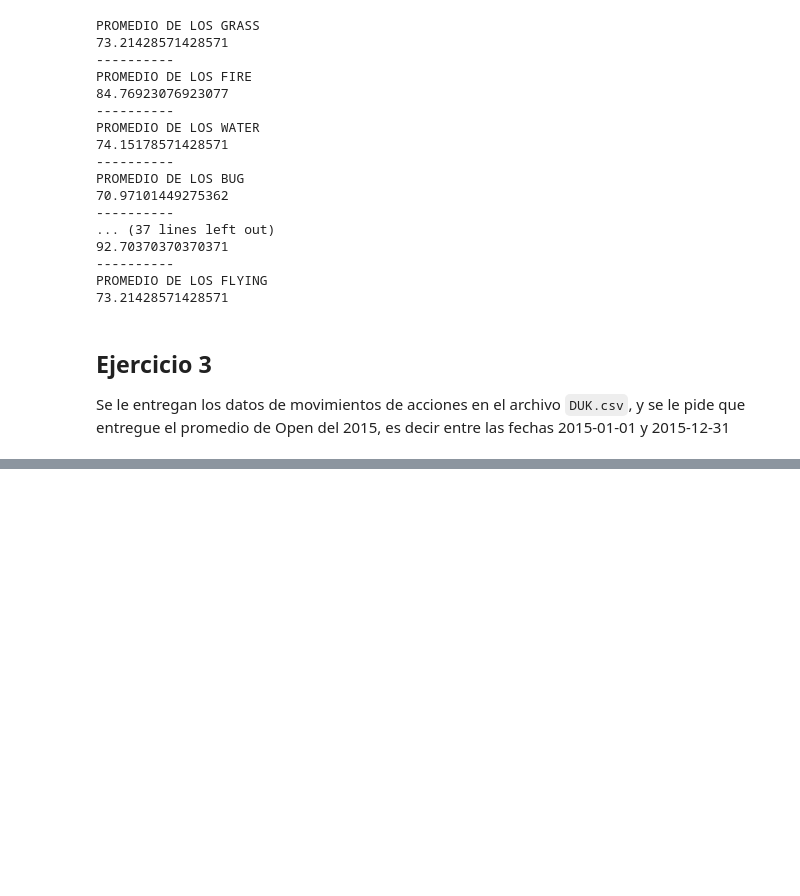
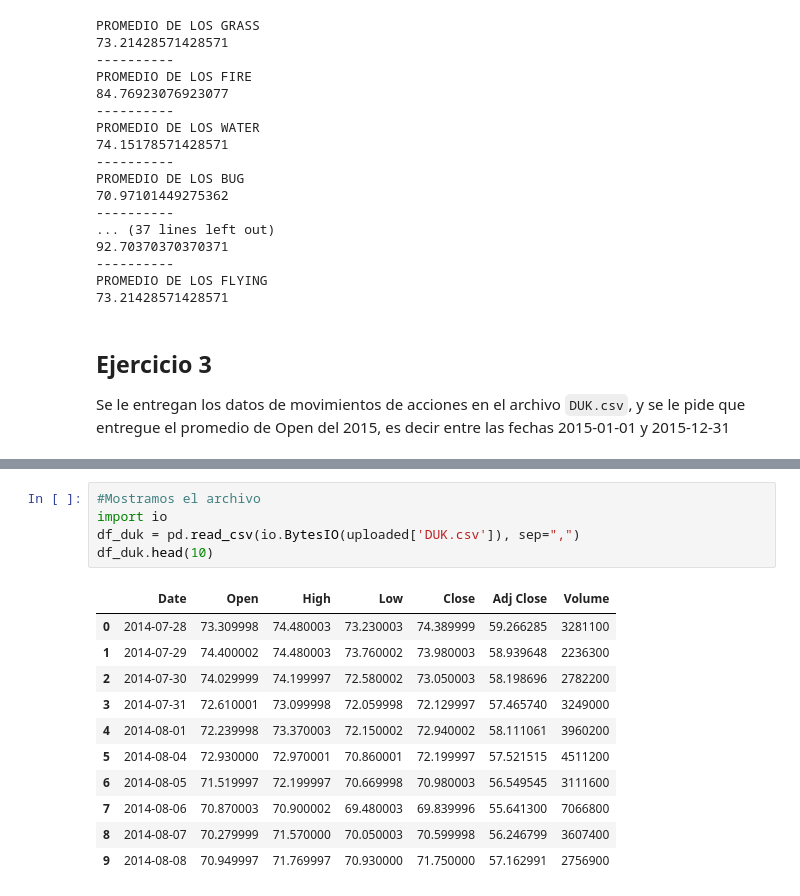
Before and after one commit to GabyLeon10100/MujeresDigitales, a Jupyter notebook: Taller3.ipynb, the cells around one changed output, grey strips where cells are left out. Saved outputs shown, nothing was run; the diff lists cells and outputs as text; blank space fills up the shorter version.

```diff
--- a/Taller3.ipynb
+++ b/Taller3.ipynb
@@ -191,0 +199,17 @@
+# %%
+#Mostramos el archivo
+import io
+df_duk = pd.read_csv(io.BytesIO(uploaded['DUK.csv']), sep=",")
+df_duk.head(10)
+# %% [output]
+|  | Date | Open | High | Low | Close | Adj Close | Volume |
+| 0 | 2014-07-28 | 73.309998 | 74.480003 | 73.230003 | 74.389999 | 59.266285 | 3281100 |
+| 1 | 2014-07-29 | 74.400002 | 74.480003 | 73.760002 | 73.980003 | 58.939648 | 2236300 |
+| 2 | 2014-07-30 | 74.029999 | 74.199997 | 72.580002 | 73.050003 | 58.198696 | 2782200 |
+| 3 | 2014-07-31 | 72.610001 | 73.099998 | 72.059998 | 72.129997 | 57.465740 | 3249000 |
+| 4 | 2014-08-01 | 72.239998 | 73.370003 | 72.150002 | 72.940002 | 58.111061 | 3960200 |
+| 5 | 2014-08-04 | 72.930000 | 72.970001 | 70.860001 | 72.199997 | 57.521515 | 4511200 |
+| 6 | 2014-08-05 | 71.519997 | 72.199997 | 70.669998 | 70.980003 | 56.549545 | 3111600 |
+| 7 | 2014-08-06 | 70.870003 | 70.900002 | 69.480003 | 69.839996 | 55.641300 | 7066800 |
+| 8 | 2014-08-07 | 70.279999 | 71.570000 | 70.050003 | 70.599998 | 56.246799 | 3607400 |
+| 9 | 2014-08-08 | 70.949997 | 71.769997 | 70.930000 | 71.750000 | 57.162991 | 2756900 |
```
Also changed, not shown: parts of 4 cells of this notebook.
